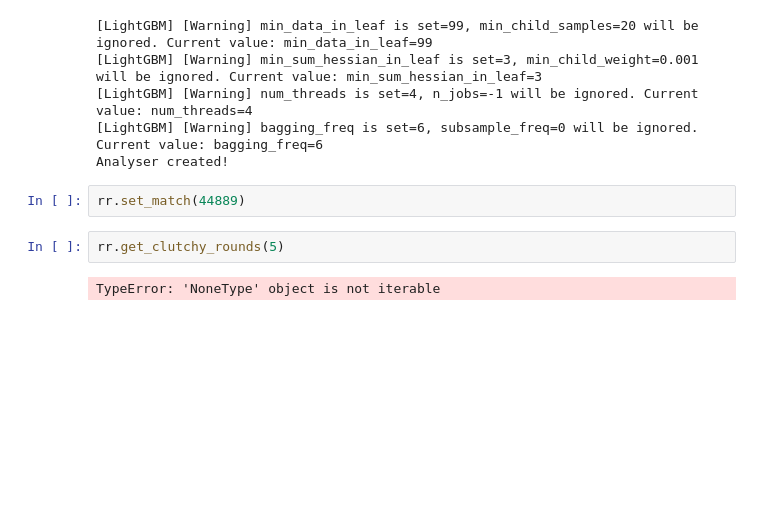
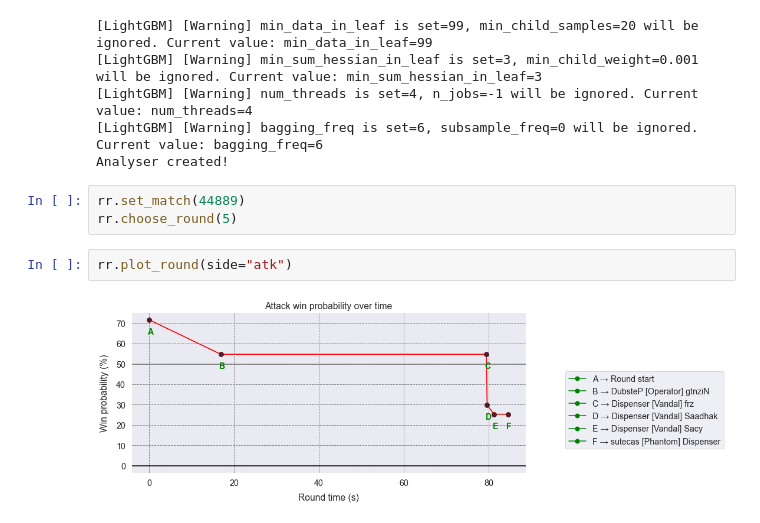
Before and after one commit to mateusb12/valorant_impact, a Jupyter notebook: webscrapping/impact/impact_notebook.ipynb, the cells around one changed output. Saved outputs shown, nothing was run; the diff lists cells and outputs as text; blank space fills up the shorter version.

Commit message:
Round replay fixed

```diff
--- a/webscrapping/impact/impact_notebook.ipynb
+++ b/webscrapping/impact/impact_notebook.ipynb
@@ -13,7 +13,8 @@ rr.set_match(44889)
 Analyser created!
 # %%
 rr.set_match(44889)
+rr.choose_round(5)
-# %%
-rr.get_clutchy_rounds(5)
-# %% [output]
-TypeError: 'NoneType' object is not iterable
+# %%
+rr.plot_round(side="atk")
+# %% [output]
+[figure, added]
```
Also changed, not shown: 2 other files.
